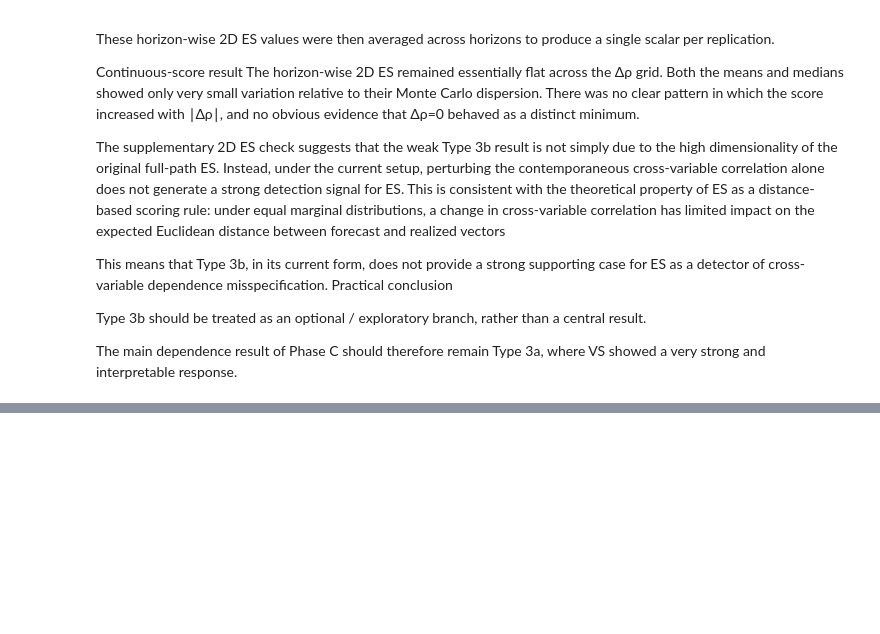
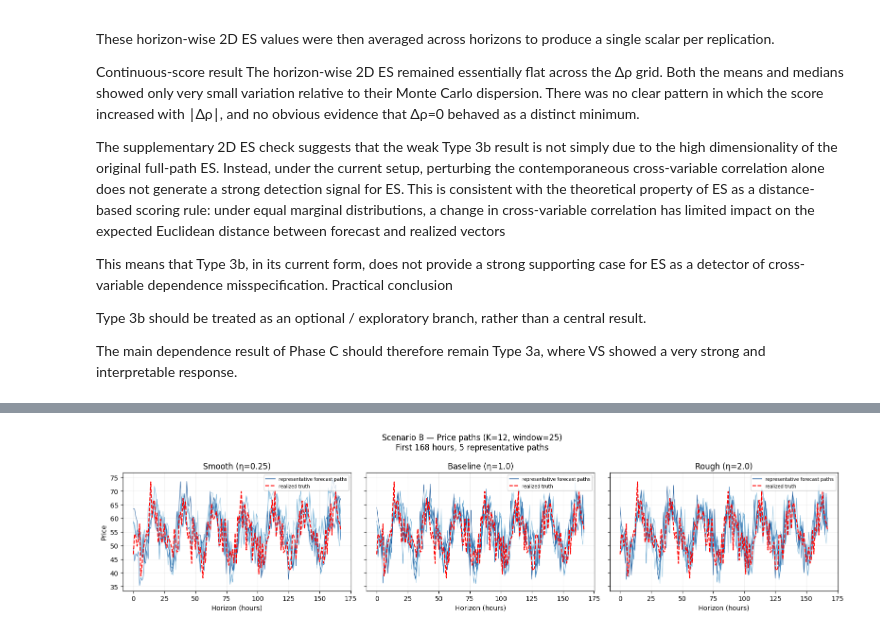
Before and after one commit to bluecake16/MASTER-ESSAY-XIN-DIANA, a Jupyter notebook: simulated_data_updated.ipynb, the cells around one changed output, grey strips where cells are left out. Cells and saved outputs as stored; diff of their text form; code cells hidden in the pictures; blank space fills up the shorter version.

```diff
--- a/simulated_data_updated.ipynb
+++ b/simulated_data_updated.ipynb
@@ -2439,6 +2439,8 @@ n_paths_c    = 500      # same as Phase B
 n_horizons_c = 720      # same as Phase B (30 days × 24h)
 alpha_c      = 0.05     # Type I error rate for alarm thresholds (same as Phase B)
 SEED_C       = 2025     # fixed seed for Phase C synthetic data generation (truth + forecasts)
+vs_p_threshold = 0.9801   # 95th pct of vs_p under null (from Phase B)
+vs_t_threshold = 0.5927   # 95th pct of vs_t under null (from Phase B)
 
 # ── Frozen ES scaling from Phase A pooled benchmark ───────────
 # IMPORTANT:
@@ -2448,6 +2450,7 @@ MU_PRICE_ES = 50.00016626203004
 SD_PRICE_ES = 8.455511870225692
 MU_TEMP_ES  = 9.999826539545928
 SD_TEMP_ES  = 10.630097386765879
+
 
 # ── Severity grids ─────────────────────────────────────────────
 deltas = [0.0, 0.25, 0.5, 1.0, 2.0]           # Type 1: location shift δ × s_v (0 = null)
@@ -2648,7 +2651,9 @@ def run_diagnostics_c(sims_p, sims_t, real_p, real_t, rng_diag):
         vs_t, _ = lag_variogram_score(sims_t, real_t, lags_main, w_norm, beta=0.5)
 
     vs_val = 0.5 * (vs_p + vs_t)
-    vs_rej = int(vs_val > vs_threshold)  # threshold from Phase B null study
+    vs_rej   = int(vs_val > vs_threshold)     # joint threshold (Phase B p95 of vs_total)
+    vs_p_rej = int(vs_p   > vs_p_threshold)   # price-only threshold (Phase B p95 of vs_p)
+    vs_t_rej = int(vs_t   > vs_t_threshold)   # temp-only threshold  (Phase B p95 of vs_t)
 
     # ── Coverage 90% on price only ──────────────────────────────
     # Design choice: coverage alarm is currently defined only for price.
@@ -2667,6 +2672,8 @@ def run_diagnostics_c(sims_p, sims_t, real_p, real_t, rng_diag):
         'es_val':    float(es_val),
         'vs_rej':    vs_rej,
         'vs_val':    float(vs_val),
+        'vs_p_rej':  vs_p_rej,
+        'vs_t_rej':  vs_t_rej,
         'cov90_rej': cov90_rej,
     }
 
@@ -3205,0 +3421,83 @@ The main dependence result of Phase C should therefore remain Type 3a, where VS
+# %%
+# ═══════════════════════════════════════════════════════════════
+# Scenario B — Step 5: Path visualization sanity check
+# Show 5 representative paths for each scenario
+# ═══════════════════════════════════════════════════════════════
+
+n_paths_show = 5
+t_show = 168
+path_indices = [0, 1, 2, 3, 4]   # fixed across scenarios for comparability
+
+# real keys in scenarios dict + pretty labels for titles
+plot_info = [
+    ("smooth",   "Smooth (η=0.25)"),
+    ("baseline", "Baseline (η=1.0)"),
+    ("rough",    "Rough (η=2.0)")
+]
+
+# ---- Price
+fig, axes = plt.subplots(1, 3, figsize=(16, 4), sharex=True, sharey=True)
+fig.suptitle(
+    f"Scenario B — Price paths (K={K_B}, window={2*K_B+1})\n"
+    f"First {t_show} hours, {n_paths_show} representative paths",
+    fontsize=12
+)
+
+colors = plt.cm.Blues(np.linspace(0.4, 0.9, n_paths_show))
+
+for ax, (key, label) in zip(axes, plot_info):
+    X_dist = scenarios[key]['p']['X_dist'][:t_show, :]
+
+    for j, idx in enumerate(path_indices):
+        ax.plot(X_dist[:, idx], color=colors[j], alpha=0.8, linewidth=0.8)
+
+    # legend handle for representative paths
+    ax.plot([], [], color=colors[-1], linewidth=1.0, label='representative forecast paths')
+
+    # realized truth
+    ax.plot(real_p_B[:t_show], color='red', linewidth=1.5,
+            linestyle='--', label='realized truth')
+
+    ax.set_title(label)
+    ax.set_xlabel("Horizon (hours)")
+    if ax is axes[0]:
+        ax.set_ylabel("Price")
+    ax.legend(fontsize=7, loc='upper right')
+    ax.grid(True, alpha=0.2)
+
+plt.tight_layout()
+plt.show()
+
+
+# ---- Temperature
+fig2, axes2 = plt.subplots(1, 3, figsize=(16, 4), sharex=True, sharey=True)
+fig2.suptitle(
+    f"Scenario B — Temperature paths (K={K_B}, window={2*K_B+1})\n"
+    f"First {t_show} hours, {n_paths_show} representative paths",
+    fontsize=12
+)
+
+colors_t = plt.cm.Greens(np.linspace(0.4, 0.9, n_paths_show))
+
+for ax, (key, label) in zip(axes2, plot_info):
+    X_dist = scenarios[key]['t']['X_dist'][:t_show, :]
+
+    for j, idx in enumerate(path_indices):
+        ax.plot(X_dist[:, idx], color=colors_t[j], alpha=0.8, linewidth=0.8)
+
+    ax.plot([], [], color=colors_t[-1], linewidth=1.0, label='representative forecast paths')
+
+    ax.plot(real_t_B[:t_show], color='red', linewidth=1.5,
+            linestyle='--', label='realized truth')
+
+    ax.set_title(label)
+    ax.set_xlabel("Horizon (hours)")
+    if ax is axes2[0]:
+        ax.set_ylabel("Temperature")
+    ax.legend(fontsize=7, loc='upper right')
+    ax.grid(True, alpha=0.2)
+
+plt.tight_layout()
+plt.show()
+# %% [output]
+[figure, added]
```
Also changed, not shown: parts of 10 cells of this notebook.
